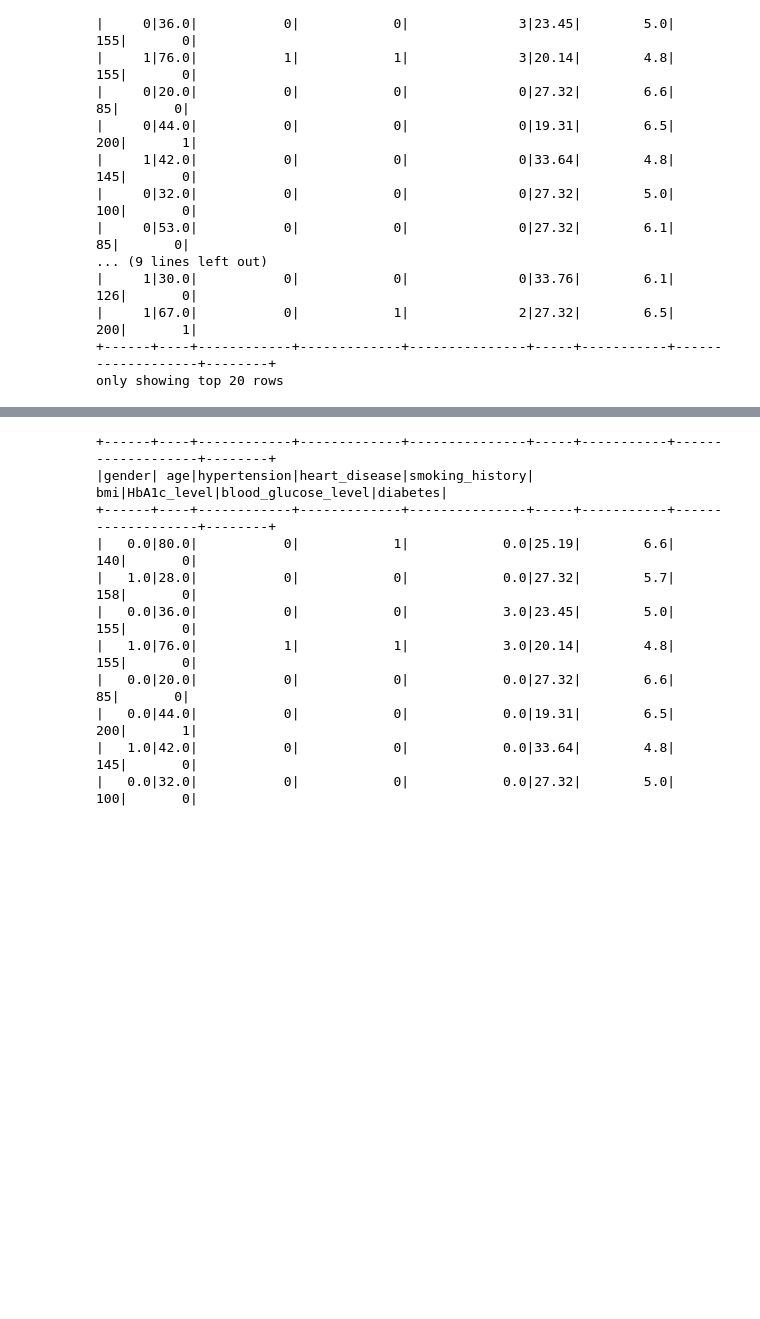
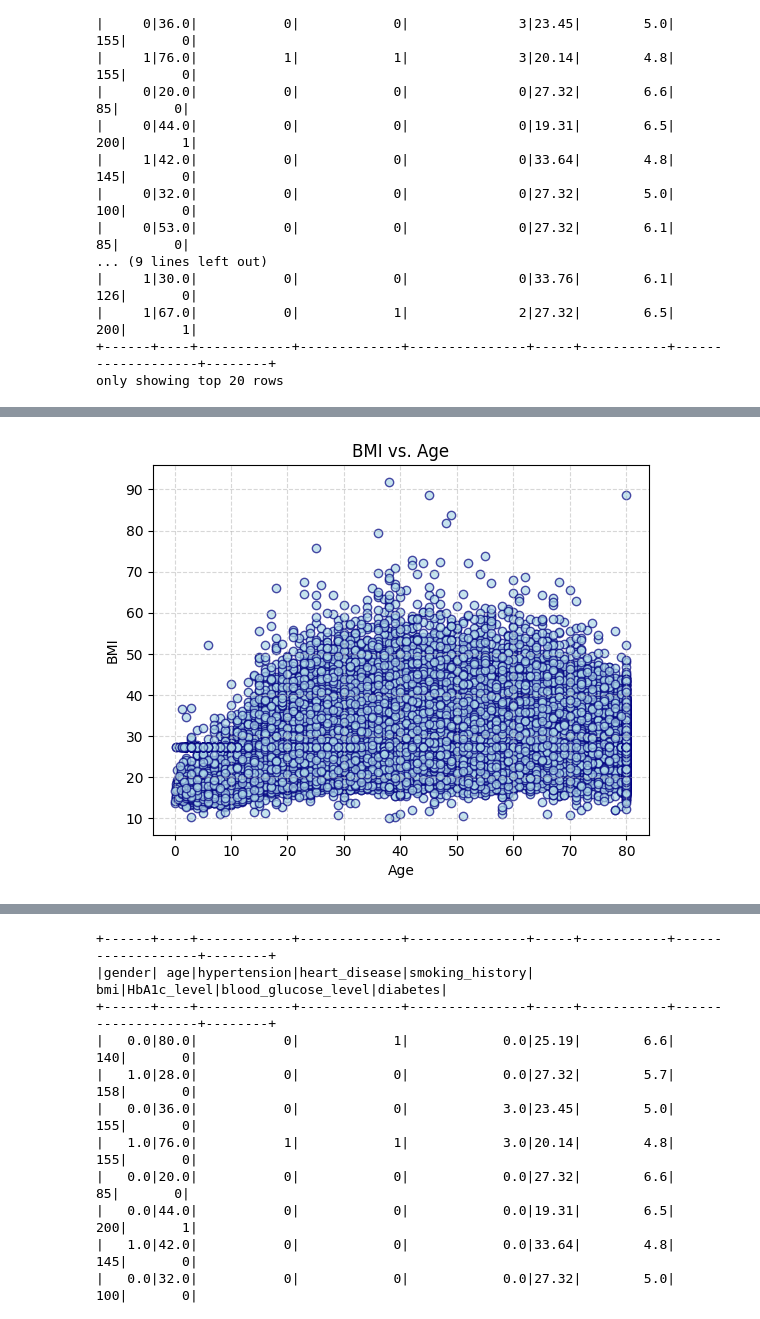
Before and after one commit to nidhi0684/Project4-DiabetesPrediction, a Jupyter notebook: Diabetes_Prediction.ipynb, the cells around one changed output, grey strips where cells are left out. Cells and saved outputs as stored; diff of their text form; code cells hidden in the pictures; blank space fills up the shorter version.

```diff
--- a/Diabetes_Prediction.ipynb
+++ b/Diabetes_Prediction.ipynb
@@ -339,0 +380,14 @@ only showing top 20 rows
+# %%
+# Scatter Plot of BMI vs. Age
+# data points
+x = df_diabetes_pd['age']
+y = df_diabetes_pd['bmi']
+plt.scatter(df_diabetes_pd['age'], df_diabetes_pd['bmi'], color='lightblue', alpha=0.7, edgecolor='navy')
+# Add labels and title
+plt.xlabel('Age')
+plt.ylabel('BMI')
+plt.title('BMI vs. Age')
+plt.grid(True, linestyle='--', alpha=0.5)
+plt.show()
+# %% [output]
+[figure, added]
```
Also changed, not shown: parts of 22 cells of this notebook.
